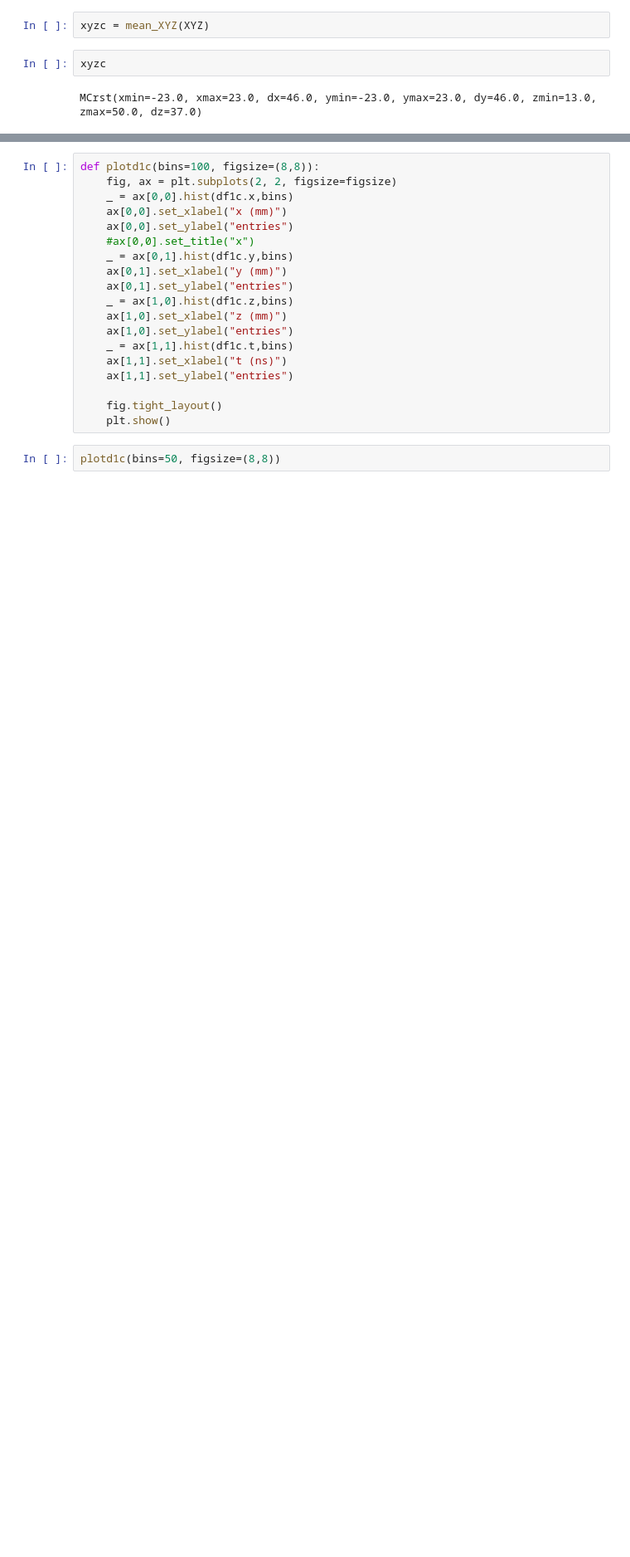
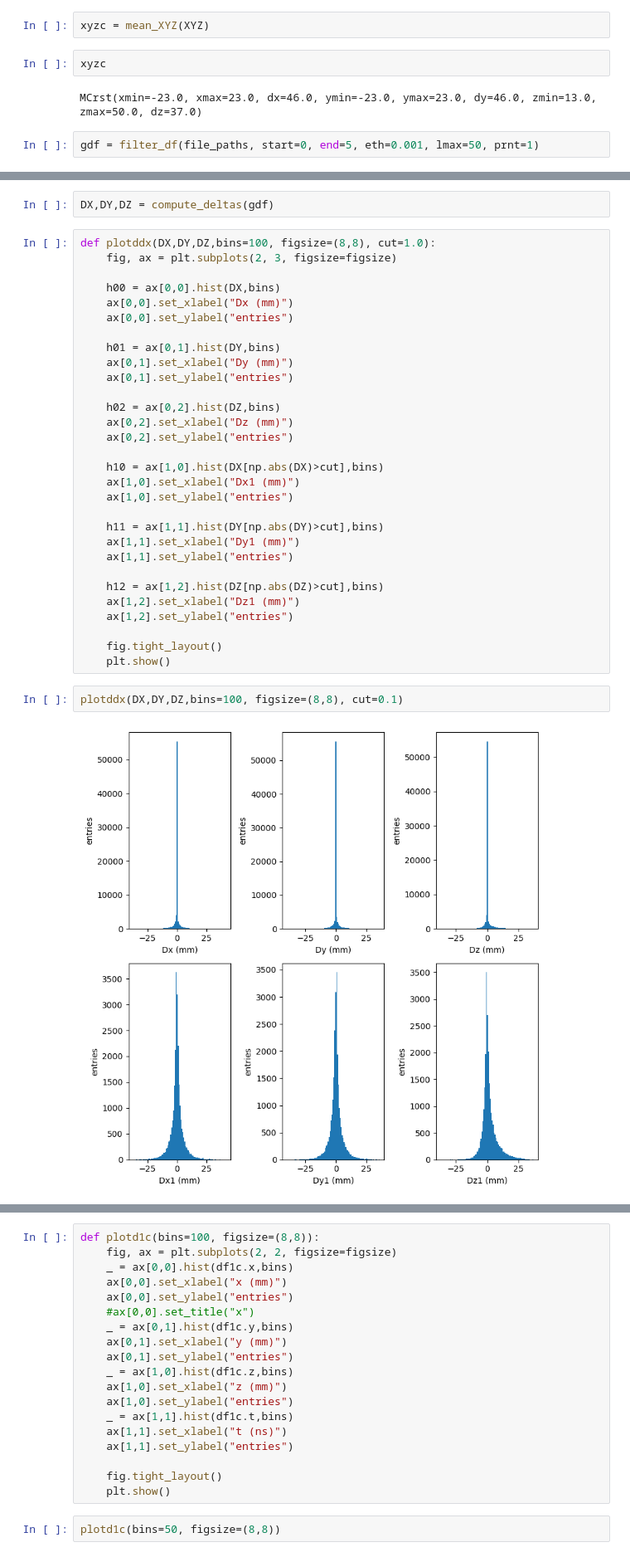
Before and after one commit to jjgomezcadenas/pymono, a Jupyter notebook: notebooks/cnnStudyApril2024/SelectMonolithicCsI.ipynb, the cells around one changed output, grey strips where cells are left out. Shown: that part at 83% size. Saved outputs shown, nothing was run; the diff lists cells and outputs as text; blank space fills up the shorter version.

```diff
--- a/notebooks/cnnStudyApril2024/SelectMonolithicCsI.ipynb
+++ b/notebooks/cnnStudyApril2024/SelectMonolithicCsI.ipynb
@@ -382,3 +454,5 @@ xyzc = mean_XYZ(XYZ)
 xyzc
 # %% [output]
 MCrst(xmin=-23.0, xmax=23.0, dx=46.0, ymin=-23.0, ymax=23.0, dy=46.0, zmin=13.0, zmax=50.0, dz=37.0)
+# %%
+gdf = filter_df(file_paths, start=0, end=5, eth=0.001, lmax=50, prnt=1)
@@ -384,0 +522,36 @@ MCrst(xmin=-23.0, xmax=23.0, dx=46.0, ymin=-23.0, ymax=23.0, dy=46.0, zmin=13.0,
+# %%
+DX,DY,DZ = compute_deltas(gdf)
+# %%
+def plotddx(DX,DY,DZ,bins=100, figsize=(8,8), cut=1.0):
+    fig, ax = plt.subplots(2, 3, figsize=figsize)
+
+    h00 = ax[0,0].hist(DX,bins)
+    ax[0,0].set_xlabel("Dx (mm)")
+    ax[0,0].set_ylabel("entries")
+
+    h01 = ax[0,1].hist(DY,bins)
+    ax[0,1].set_xlabel("Dy (mm)")
+    ax[0,1].set_ylabel("entries")
+
+    h02 = ax[0,2].hist(DZ,bins)
+    ax[0,2].set_xlabel("Dz (mm)")
+    ax[0,2].set_ylabel("entries")
+
+    h10 = ax[1,0].hist(DX[np.abs(DX)>cut],bins)
+    ax[1,0].set_xlabel("Dx1 (mm)")
+    ax[1,0].set_ylabel("entries")
+
+    h11 = ax[1,1].hist(DY[np.abs(DY)>cut],bins)
+    ax[1,1].set_xlabel("Dy1 (mm)")
+    ax[1,1].set_ylabel("entries")
+
+    h12 = ax[1,2].hist(DZ[np.abs(DZ)>cut],bins)
+    ax[1,2].set_xlabel("Dz1 (mm)")
+    ax[1,2].set_ylabel("entries")
+
+    fig.tight_layout()
+    plt.show()
+# %%
+plotddx(DX,DY,DZ,bins=100, figsize=(8,8), cut=0.1)
+# %% [output]
+[figure, added]
```
Also changed, not shown: parts of 28 cells of this notebook, 1 other file.
